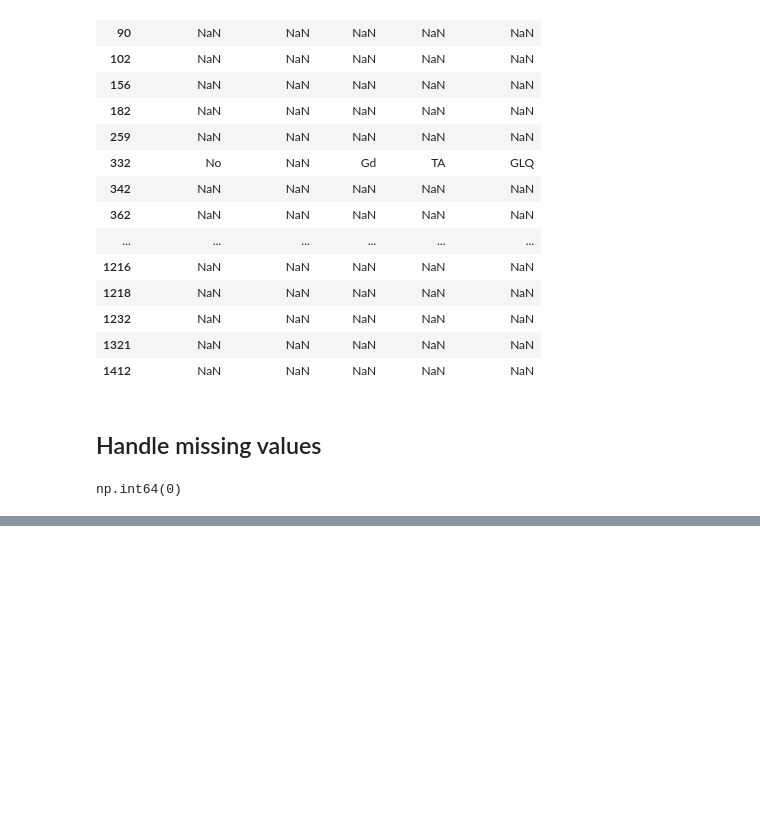
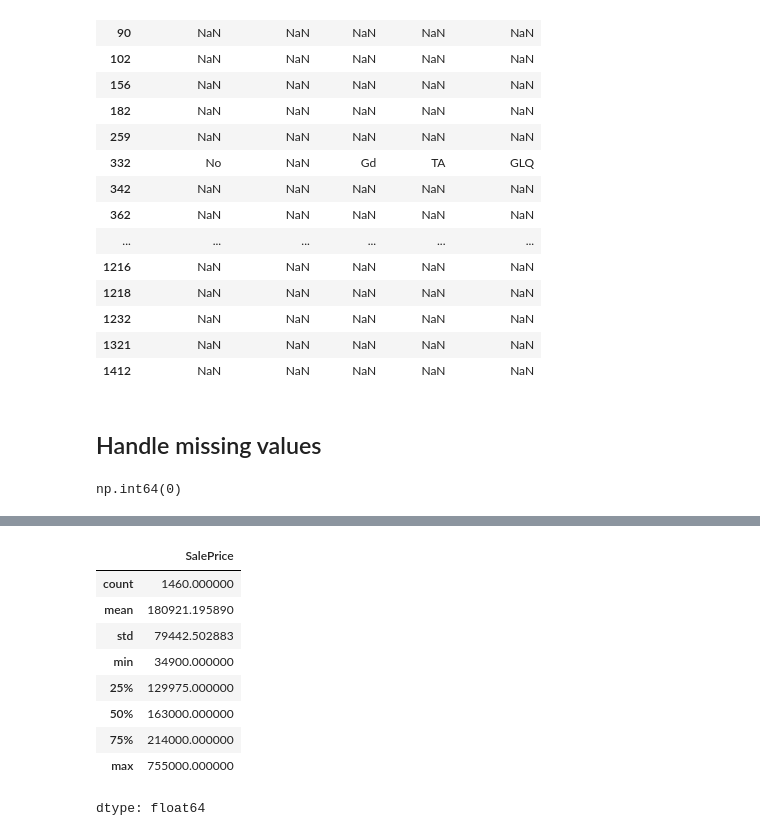
Before and after one commit to mim-1999/ames-housing-regression, a Jupyter notebook: Ames_Housing_EDA_LinearRegression.ipynb, the cells around one changed output, grey strips where cells are left out. Saved outputs shown, nothing was run; the diff lists cells and outputs as text; code cells hidden in the pictures; blank space fills up the shorter version.

```diff
--- a/Ames_Housing_EDA_LinearRegression.ipynb
+++ b/Ames_Housing_EDA_LinearRegression.ipynb
@@ -159,0 +179,13 @@ np.int64(0)
+# %%
+df['SalePrice'].describe()
+# %% [output]
+|  | SalePrice |
+| count | 1460.000000 |
+| mean | 180921.195890 |
+| std | 79442.502883 |
+| min | 34900.000000 |
+| 25% | 129975.000000 |
+| 50% | 163000.000000 |
+| 75% | 214000.000000 |
+| max | 755000.000000 |
+dtype: float64
```
Also changed, not shown: parts of 5 cells of this notebook.
